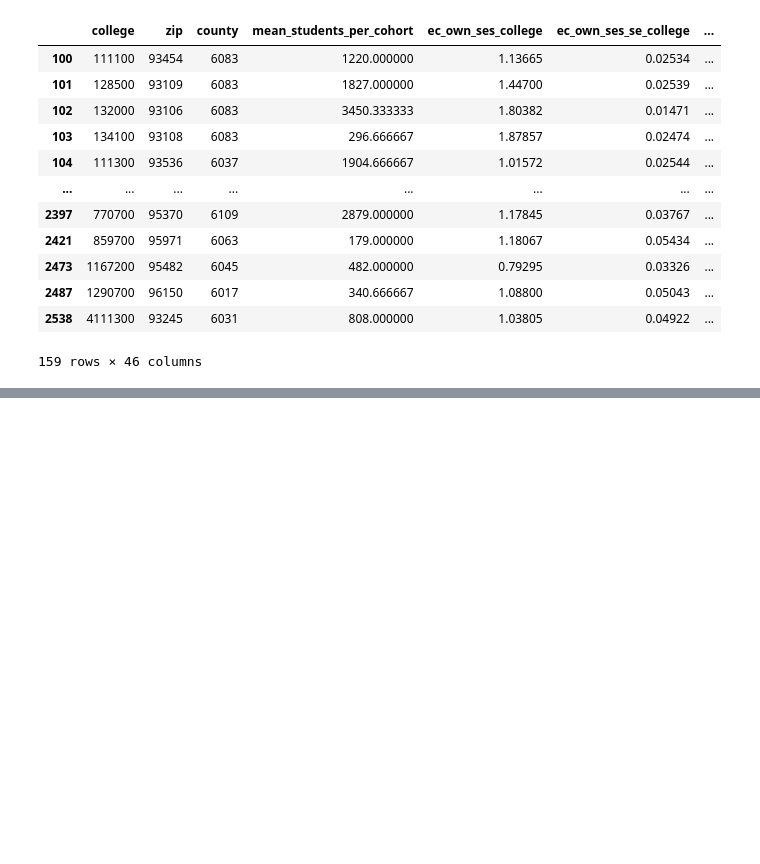
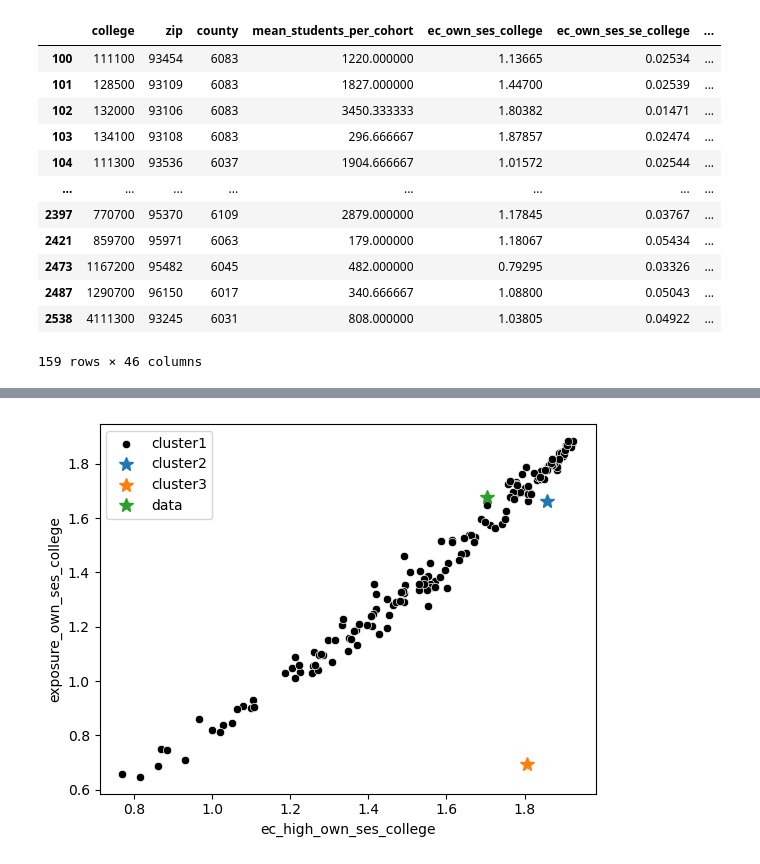
Before and after one commit to crspencer11/ECON148, a Jupyter notebook: dev/ca_college_ses/ca_college.ipynb, the cells around one changed output, grey strips where cells are left out. Drawn from its saved outputs; the diff is of its cells as text; code cells hidden in the pictures; blank space fills up the shorter version.

```diff
--- a/dev/ca_college_ses/ca_college.ipynb
+++ b/dev/ca_college_ses/ca_college.ipynb
@@ -113,6 +116,20 @@ class Center():
 c1 = Center(without_labels[['ec_high_own_ses_college', 'exposure_own_ses_college']].values)
 c2 = Center(without_labels[['ec_high_own_ses_college', 'exposure_own_ses_college']].values)
 c3 = Center(without_labels[['ec_high_own_ses_college', 'exposure_own_ses_college']].values)
+# %%
+def plot_centers_and_black_data(without_labels, centers):
+    sns.scatterplot(data=without_labels, x = "ec_high_own_ses_college", y= "exposure_own_ses_college", color="black")
+    for center in centers:
+        plt.plot(center.coordinates[0], center.coordinates[1], '*', markersize = 10)
+    plt.xlabel('ec_high_own_ses_college')
+    plt.ylabel('exposure_own_ses_college')
+    legend_text = ['cluster' + str(i) for i in range(1, len(centers) + 1)]
+    legend_text.append('data')
+    plt.legend(legend_text)
+# %%
+plot_centers_and_black_data(without_labels, (c1, c2, c3))
+# %% [output]
+[figure, added]
 # %%
 def get_cluster_number(dists):
     return np.where(dists == np.min(dists))[0][0]
```
Also changed, not shown: parts of 14 cells of this notebook.
